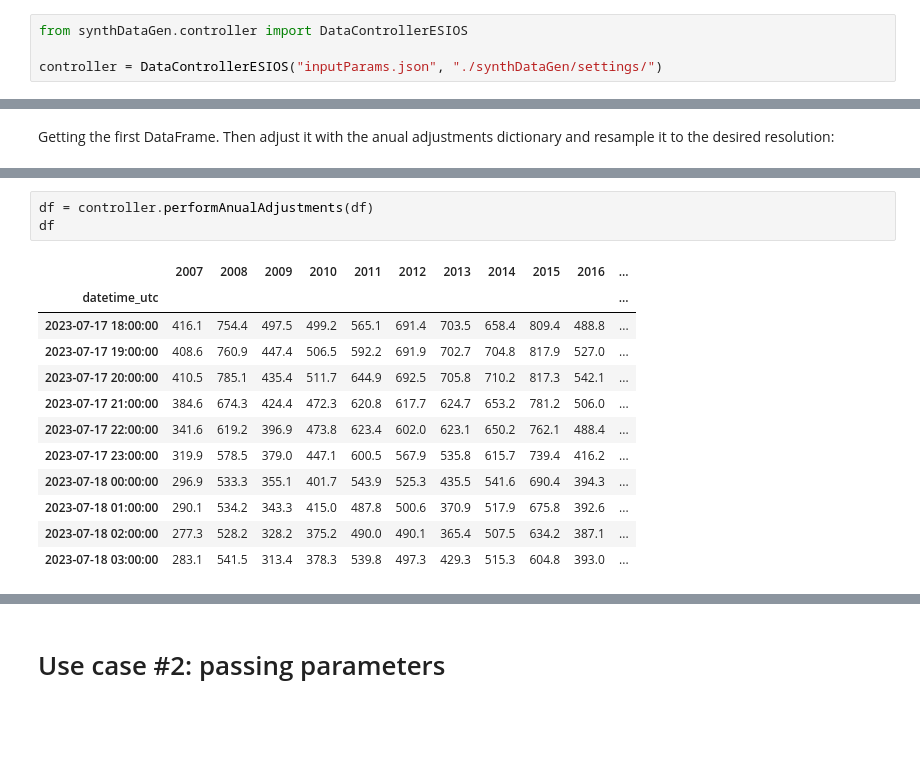
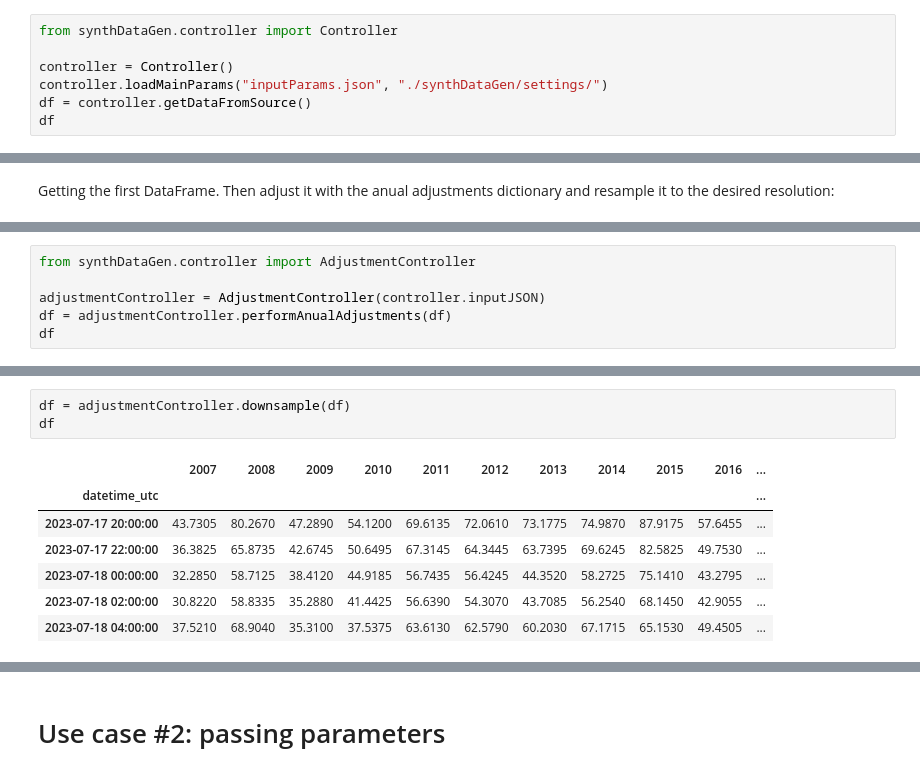
Before and after one commit to bsc-quantic/synthDataGen, a Jupyter notebook: notebooks/fullExample.ipynb, the cells around one changed output, grey strips where cells are left out. Drawn from its saved outputs; the diff is of its cells as text; blank space fills up the shorter version.

```diff
--- a/notebooks/fullExample.ipynb
+++ b/notebooks/fullExample.ipynb
@@ -8,6 +8,9 @@ os.chdir("..")
 # %% [markdown]
 Loading the input parameters file in a new instance of the `controller`:
 # %%
-from synthDataGen.controller import DataControllerESIOS
+from synthDataGen.controller import Controller
 
-controller = DataControllerESIOS("inputParams.json", "./synthDataGen/settings/")
+controller = Controller()
+controller.loadMainParams("inputParams.json", "./synthDataGen/settings/")
+df = controller.getDataFromSource()
+df
@@ -31,0 +32,6 @@ df
+# %%
+from synthDataGen.controller import AdjustmentController
+
+adjustmentController = AdjustmentController(controller.inputJSON)
+df = adjustmentController.performAnualAdjustments(df)
+df
@@ -32,16 +51,11 @@ df
 # %%
-df = controller.performAnualAdjustments(df)
+df = adjustmentController.downsample(df)
 df
 # %% [output]
 |  | 2007 | 2008 | 2009 | 2010 | 2011 | 2012 | 2013 | 2014 | 2015 | 2016 | ... |
 | datetime_utc |  |  |  |  |  |  |  |  |  |  | ... |
-| 2023-07-17 18:00:00 | 416.1 | 754.4 | 497.5 | 499.2 | 565.1 | 691.4 | 703.5 | 658.4 | 809.4 | 488.8 | ... |
-| 2023-07-17 19:00:00 | 408.6 | 760.9 | 447.4 | 506.5 | 592.2 | 691.9 | 702.7 | 704.8 | 817.9 | 527.0 | ... |
-| 2023-07-17 20:00:00 | 410.5 | 785.1 | 435.4 | 511.7 | 644.9 | 692.5 | 705.8 | 710.2 | 817.3 | 542.1 | ... |
-| 2023-07-17 21:00:00 | 384.6 | 674.3 | 424.4 | 472.3 | 620.8 | 617.7 | 624.7 | 653.2 | 781.2 | 506.0 | ... |
-| 2023-07-17 22:00:00 | 341.6 | 619.2 | 396.9 | 473.8 | 623.4 | 602.0 | 623.1 | 650.2 | 762.1 | 488.4 | ... |
-| 2023-07-17 23:00:00 | 319.9 | 578.5 | 379.0 | 447.1 | 600.5 | 567.9 | 535.8 | 615.7 | 739.4 | 416.2 | ... |
-| 2023-07-18 00:00:00 | 296.9 | 533.3 | 355.1 | 401.7 | 543.9 | 525.3 | 435.5 | 541.6 | 690.4 | 394.3 | ... |
-| 2023-07-18 01:00:00 | 290.1 | 534.2 | 343.3 | 415.0 | 487.8 | 500.6 | 370.9 | 517.9 | 675.8 | 392.6 | ... |
-| 2023-07-18 02:00:00 | 277.3 | 528.2 | 328.2 | 375.2 | 490.0 | 490.1 | 365.4 | 507.5 | 634.2 | 387.1 | ... |
-| 2023-07-18 03:00:00 | 283.1 | 541.5 | 313.4 | 378.3 | 539.8 | 497.3 | 429.3 | 515.3 | 604.8 | 393.0 | ... |
+| 2023-07-17 20:00:00 | 43.7305 | 80.2670 | 47.2890 | 54.1200 | 69.6135 | 72.0610 | 73.1775 | 74.9870 | 87.9175 | 57.6455 | ... |
+| 2023-07-17 22:00:00 | 36.3825 | 65.8735 | 42.6745 | 50.6495 | 67.3145 | 64.3445 | 63.7395 | 69.6245 | 82.5825 | 49.7530 | ... |
+| 2023-07-18 00:00:00 | 32.2850 | 58.7125 | 38.4120 | 44.9185 | 56.7435 | 56.4245 | 44.3520 | 58.2725 | 75.1410 | 43.2795 | ... |
+| 2023-07-18 02:00:00 | 30.8220 | 58.8335 | 35.2880 | 41.4425 | 56.6390 | 54.3070 | 43.7085 | 56.2540 | 68.1450 | 42.9055 | ... |
+| 2023-07-18 04:00:00 | 37.5210 | 68.9040 | 35.3100 | 37.5375 | 63.6130 | 62.5790 | 60.2030 | 67.1715 | 65.1530 | 49.4505 | ... |
```
Also changed, not shown: parts of 9 cells of this notebook, 1 other file.
